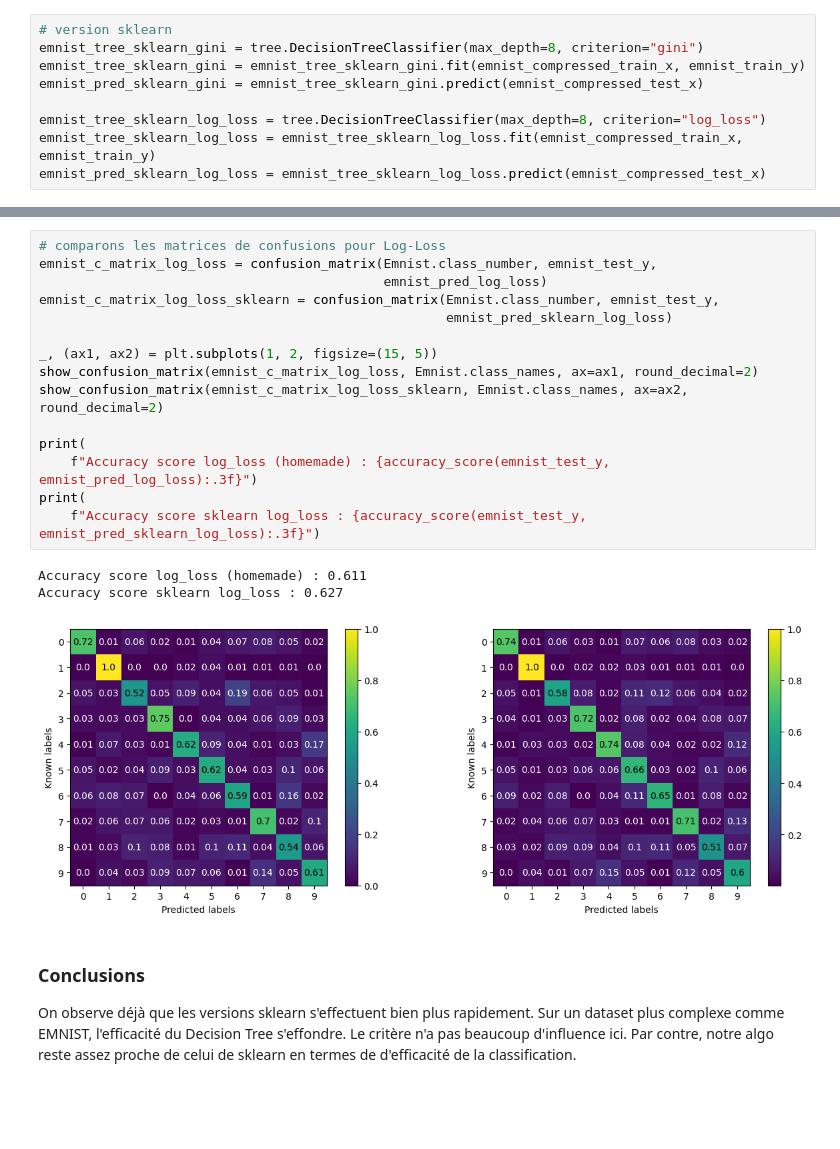
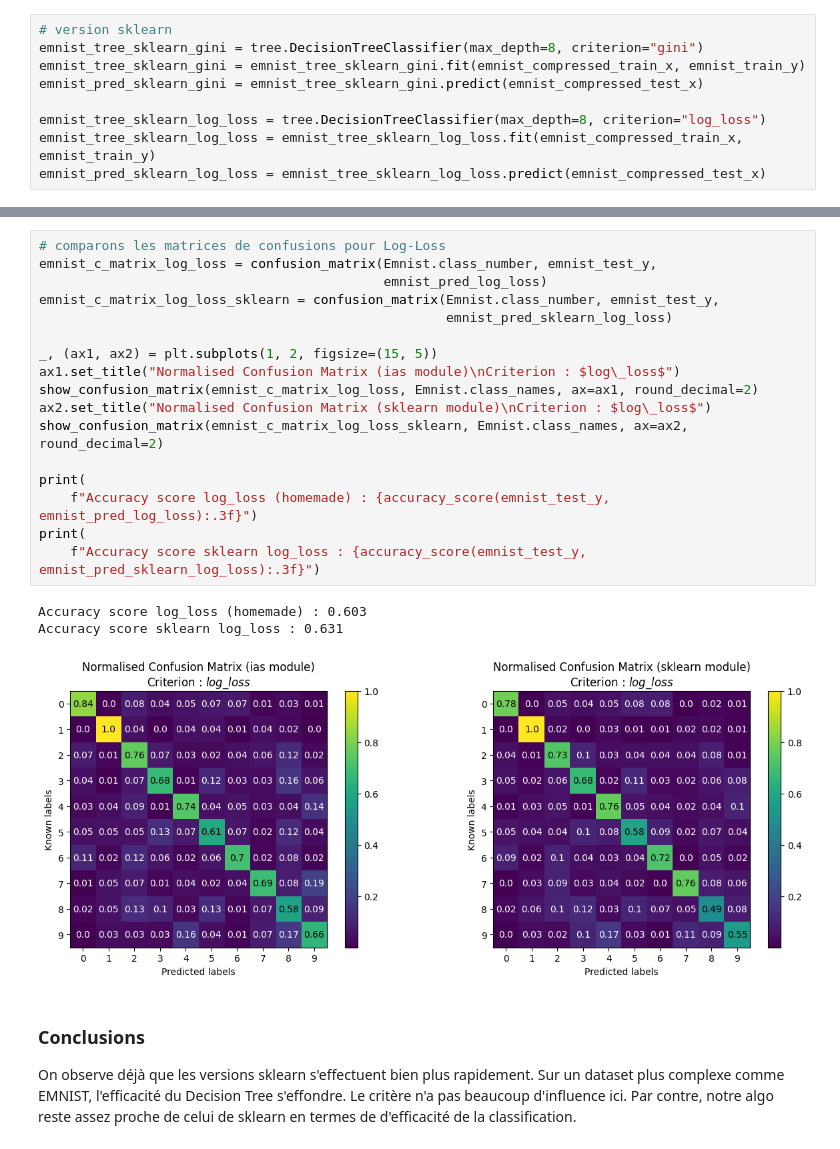
Before and after one commit to desfreng/IAS-Random-Forest, a Jupyter notebook: docs/Criterion.ipynb, the cells around one changed output, grey strips where cells are left out. Drawn from its saved outputs; the diff is of its cells as text; blank space fills up the shorter version.

```diff
--- a/docs/Criterion.ipynb
+++ b/docs/Criterion.ipynb
@@ -133,22 +140,24 @@ Accuracy score sklearn gini : 0.633
 # %%
 # comparons les matrices de confusions pour Log-Loss
 emnist_c_matrix_log_loss = confusion_matrix(Emnist.class_number, emnist_test_y,
                                             emnist_pred_log_loss)
 emnist_c_matrix_log_loss_sklearn = confusion_matrix(Emnist.class_number, emnist_test_y,
                                                     emnist_pred_sklearn_log_loss)
 
 _, (ax1, ax2) = plt.subplots(1, 2, figsize=(15, 5))
+ax1.set_title("Normalised Confusion Matrix (ias module)\nCriterion : $log\_loss$")
 show_confusion_matrix(emnist_c_matrix_log_loss, Emnist.class_names, ax=ax1, round_decimal=2)
+ax2.set_title("Normalised Confusion Matrix (sklearn module)\nCriterion : $log\_loss$")
 show_confusion_matrix(emnist_c_matrix_log_loss_sklearn, Emnist.class_names, ax=ax2, round_decimal=2)
 
 print(
     f"Accuracy score log_loss (homemade) : {accuracy_score(emnist_test_y, emnist_pred_log_loss):.3f}")
 print(
     f"Accuracy score sklearn log_loss : {accuracy_score(emnist_test_y, emnist_pred_sklearn_log_loss):.3f}")
 # %% [output]
-Accuracy score log_loss (homemade) : 0.611
-Accuracy score sklearn log_loss : 0.627
+Accuracy score log_loss (homemade) : 0.603
+Accuracy score sklearn log_loss : 0.631
-[figure, old version]
+[figure, new version]
 # %% [markdown]
 ### Conclusions
 
```
Also changed, not shown: parts of 6 cells of this notebook.
